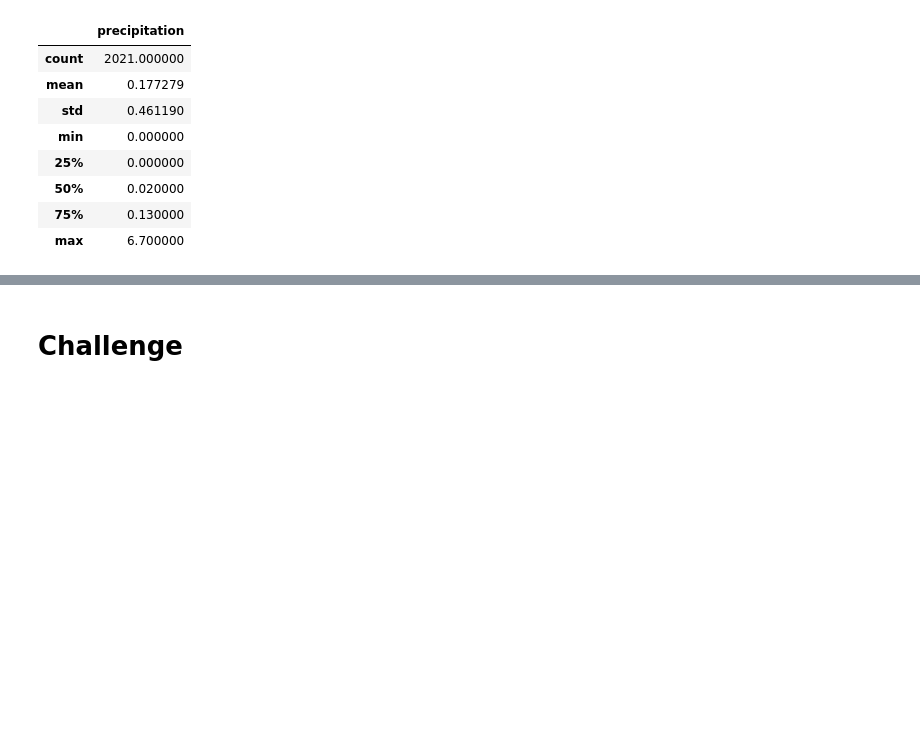
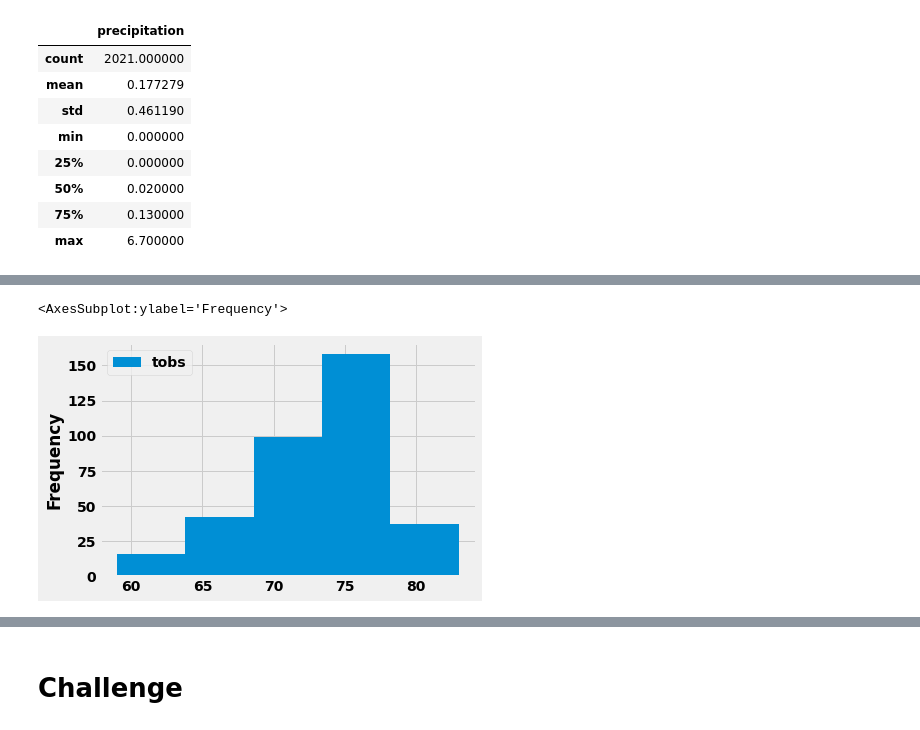
Before and after one commit to WalterMarikwa/surfs_up, a Jupyter notebook: climate_analysis.ipynb, the cells around one changed output, grey strips where cells are left out. Saved outputs shown, nothing was run; the diff lists cells and outputs as text; code cells hidden in the pictures; blank space fills up the shorter version.

```diff
--- a/climate_analysis.ipynb
+++ b/climate_analysis.ipynb
@@ -125,0 +191,9 @@ plt.tight_layout()
+# %%
+# Create a Query for the Temperature Observations
+results = session.query(Measurement.tobs).\
+filter(Measurement.station == 'USC00519281').\
+filter(Measurement.date >= prev_year).all()
+
+# Convert the Temperature Observation Results to a DataFrame
+df = pd.DataFrame(results, columns=['tobs'])
+print(df.to_string(index=False))
@@ -125,0 +225,6 @@ plt.tight_layout()
+# %%
+# SKILL DRILL: Adjust # of bins in the plot to 5 then 20 and notice differences.
+df.plot.hist(bins=5)
+# %% [output]
+<AxesSubplot:ylabel='Frequency'>
+[figure, added]
```
Also changed, not shown: parts of 29 cells of this notebook.
